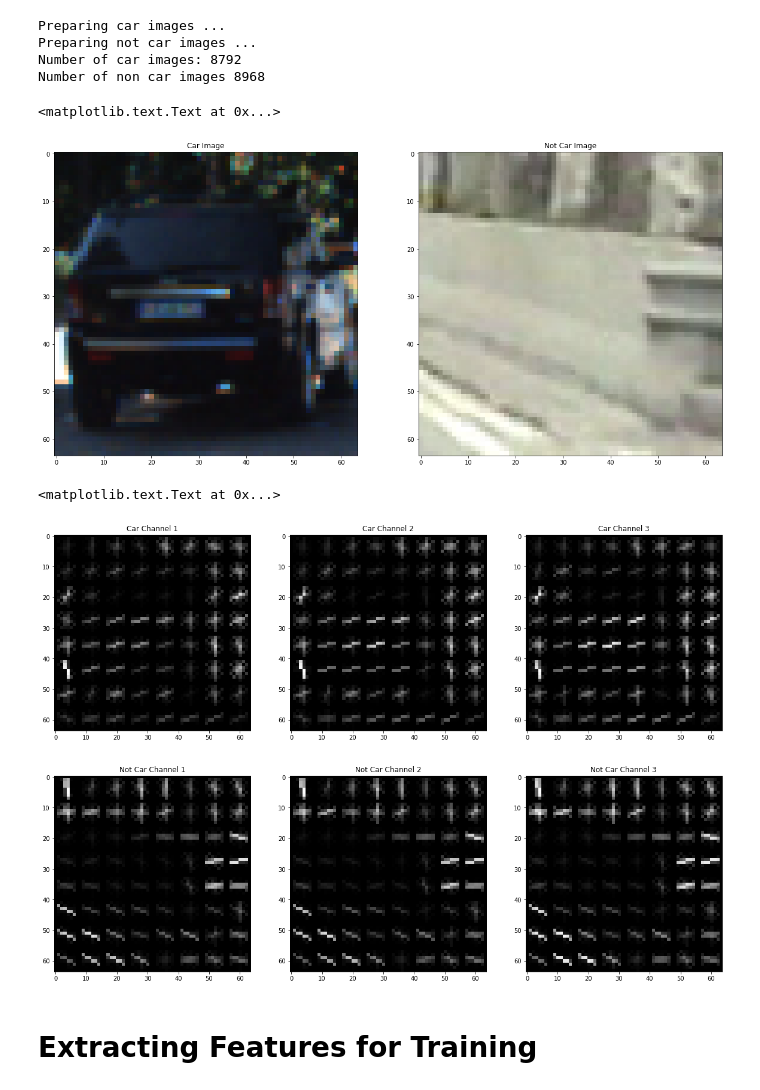
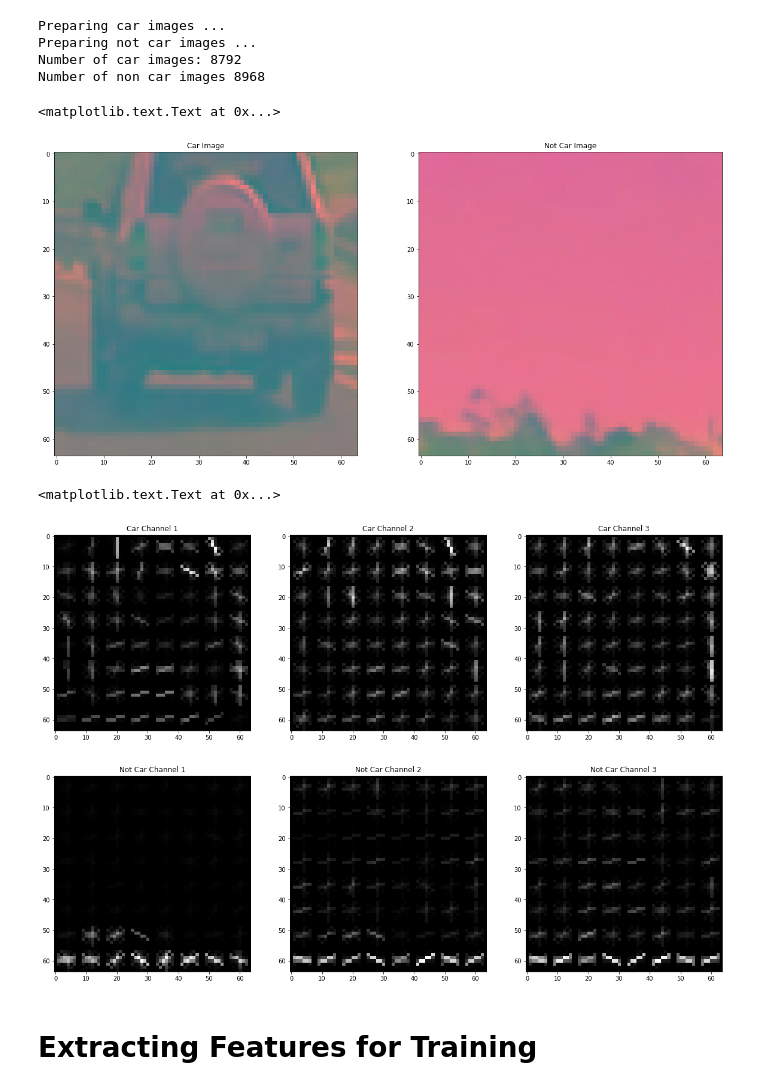
Before and after one commit to tkkhuu/VehicleDetection, a Jupyter notebook: car_classifier.ipynb, the cells around one changed output. Cells and saved outputs as stored; diff of their text form; code cells hidden in the pictures.

```diff
--- a/car_classifier.ipynb
+++ b/car_classifier.ipynb
@@ -123,30 +126,40 @@ Preparing not car images ...
 Number of car images: 8792
 Number of non car images 8968
 # %%
+color_space = 'YUV'
 rand_car_idx = np.random.randint(0, len(cars))
 rand_notcar_idx = np.random.randint(0, len(notcars))
 
 rand_car_img = mpimg.imread(cars[rand_car_idx])
 rand_notcar_img = mpimg.imread(notcars[rand_car_idx])
+
+rand_car_img = np.uint8((rand_car_img / np.max(rand_car_img)) * 255)
+rand_notcar_img = np.uint8((rand_notcar_img / np.max(rand_notcar_img)) * 255)
+
+rand_car_img = convert_cspace(rand_car_img, color_space)
+rand_notcar_img = convert_cspace(rand_notcar_img, color_space)
 
 f, axes = plt.subplots(1, 2, figsize=(20, 10))
 
 axes[0].imshow(rand_car_img)
 axes[0].set_title('Car Image')
 
 axes[1].imshow(rand_notcar_img)
 axes[1].set_title('Not Car Image')
 # %% [output]
 <matplotlib.text.Text at 0x...>
-[figure, old version]
+[figure, new version]
 # %%
+n_orient = 11
+n_pix_per_cell = 8
+
 car_ch1 = rand_car_img[:,:,0]
 car_ch2 = rand_car_img[:,:,1]
 car_ch3 = rand_car_img[:,:,2]
 
-car_hog1_features, car_hog1_img = get_hog_features_with_viz(car_ch1, 11, 8, 2, flatten=False)
-car_hog2_features, car_hog2_img = get_hog_features_with_viz(car_ch2, 11, 8, 2, flatten=False)
-car_hog3_features, car_hog3_img = get_hog_features_with_viz(car_ch3, 11, 8, 2, flatten=False)
+car_hog1_features, car_hog1_img = get_hog_features_with_viz(car_ch1, n_orient, n_pix_per_cell, 2, flatten=False)
+car_hog2_features, car_hog2_img = get_hog_features_with_viz(car_ch2, n_orient, n_pix_per_cell, 2, flatten=False)
+car_hog3_features, car_hog3_img = get_hog_features_with_viz(car_ch3, n_orient, n_pix_per_cell, 2, flatten=False)
 
 f, car_hog_images = plt.subplots(1, 3, figsize=(20, 10))
 
@@ -164,9 +177,9 @@ notcar_ch1 = rand_notcar_img[:,:,0]
 notcar_ch2 = rand_notcar_img[:,:,1]
 notcar_ch3 = rand_notcar_img[:,:,2]
 
-notcar_hog1_features, notcar_hog1_img = get_hog_features_with_viz(notcar_ch1, 11, 8, 2, flatten=False)
-notcar_hog2_features, notcar_hog2_img = get_hog_features_with_viz(notcar_ch2, 11, 8, 2, flatten=False)
-notcar_hog3_features, notcar_hog3_img = get_hog_features_with_viz(notcar_ch3, 11, 8, 2, flatten=False)
+notcar_hog1_features, notcar_hog1_img = get_hog_features_with_viz(notcar_ch1, n_orient, n_pix_per_cell, 2, flatten=False)
+notcar_hog2_features, notcar_hog2_img = get_hog_features_with_viz(notcar_ch2, n_orient, n_pix_per_cell, 2, flatten=False)
+notcar_hog3_features, notcar_hog3_img = get_hog_features_with_viz(notcar_ch3, n_orient, n_pix_per_cell, 2, flatten=False)
 
 f, notcar_hog_images = plt.subplots(1, 3, figsize=(20, 10))
 
@@ -180,8 +193,8 @@ notcar_hog_images[2].imshow(notcar_hog3_img, cmap='Greys_r')
 notcar_hog_images[2].set_title('Not Car Channel 3')
 # %% [output]
 <matplotlib.text.Text at 0x...>
-[figure, old version]
+[figure, new version]
-[figure, old version]
+[figure, new version]
 # %% [markdown]
 # Extracting Features for Training
 # %%
```
Also changed, not shown: parts of 8 cells of this notebook, 1 other file.
